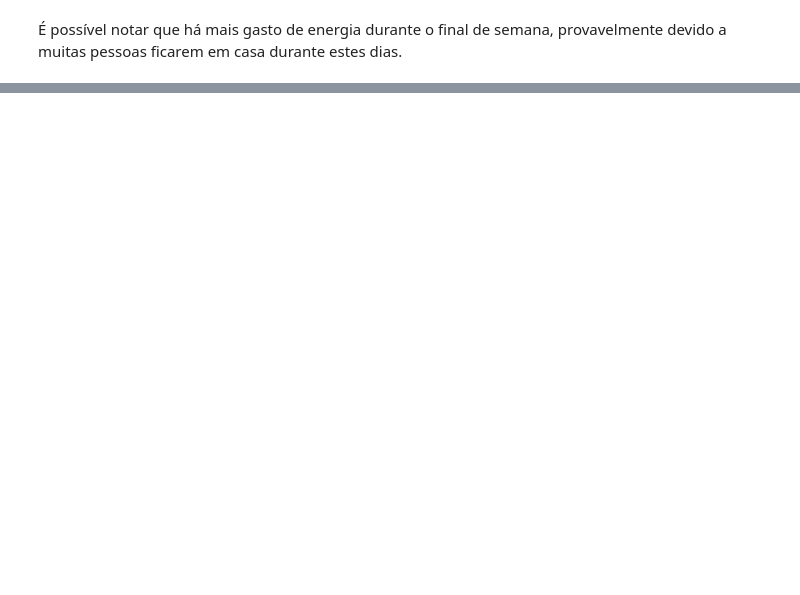
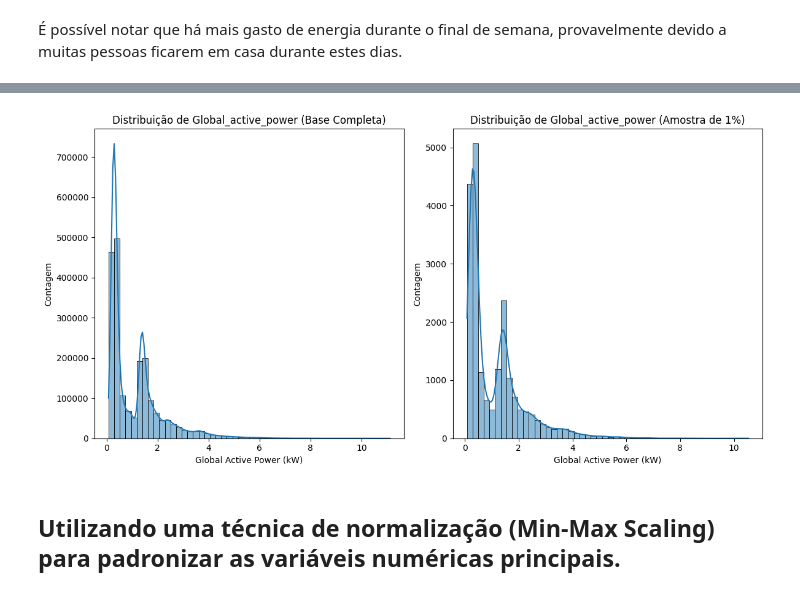
Before and after one commit to SunaUezuri/ElectricalEnergyConsumption, a Jupyter notebook: ElectricalEnergyConsumption.ipynb, the cells around one changed output, grey strips where cells are left out. Saved outputs shown, nothing was run; the diff lists cells and outputs as text; code cells hidden in the pictures; blank space fills up the shorter version.

```diff
--- a/ElectricalEnergyConsumption.ipynb
+++ b/ElectricalEnergyConsumption.ipynb
@@ -299,0 +408,25 @@ dtype: float64
+# %%
+# Aplicar amostragem aleatória de 1%
+df_sample = df.sample(frac=0.01, random_state=42) # random_state para reprodutibilidade
+
+# Plotar histograma da base completa
+plt.figure(figsize=(12, 6))
+plt.subplot(1, 2, 1) # 1 linha, 2 colunas, 1º gráfico
+sns.histplot(data=df, x="Global_active_power", bins=50, kde=True)
+plt.title("Distribuição de Global_active_power (Base Completa)")
+plt.xlabel("Global Active Power (kW)")
+plt.ylabel("Contagem")
+
+# Plotar histograma da amostra
+plt.subplot(1, 2, 2) # 1 linha, 2 colunas, 2º gráfico
+sns.histplot(data=df_sample, x="Global_active_power", bins=50, kde=True)
+plt.title("Distribuição de Global_active_power (Amostra de 1%)")
+plt.xlabel("Global Active Power (kW)")
+plt.ylabel("Contagem")
+
+plt.tight_layout() # Ajusta o layout para evitar sobreposição
+plt.show()
+# %% [output]
+[figure, added]
+# %% [markdown]
+## Utilizando uma técnica de normalização (Min-Max Scaling) para padronizar as variáveis numéricas principais.
```
Also changed, not shown: parts of 29 cells of this notebook.
